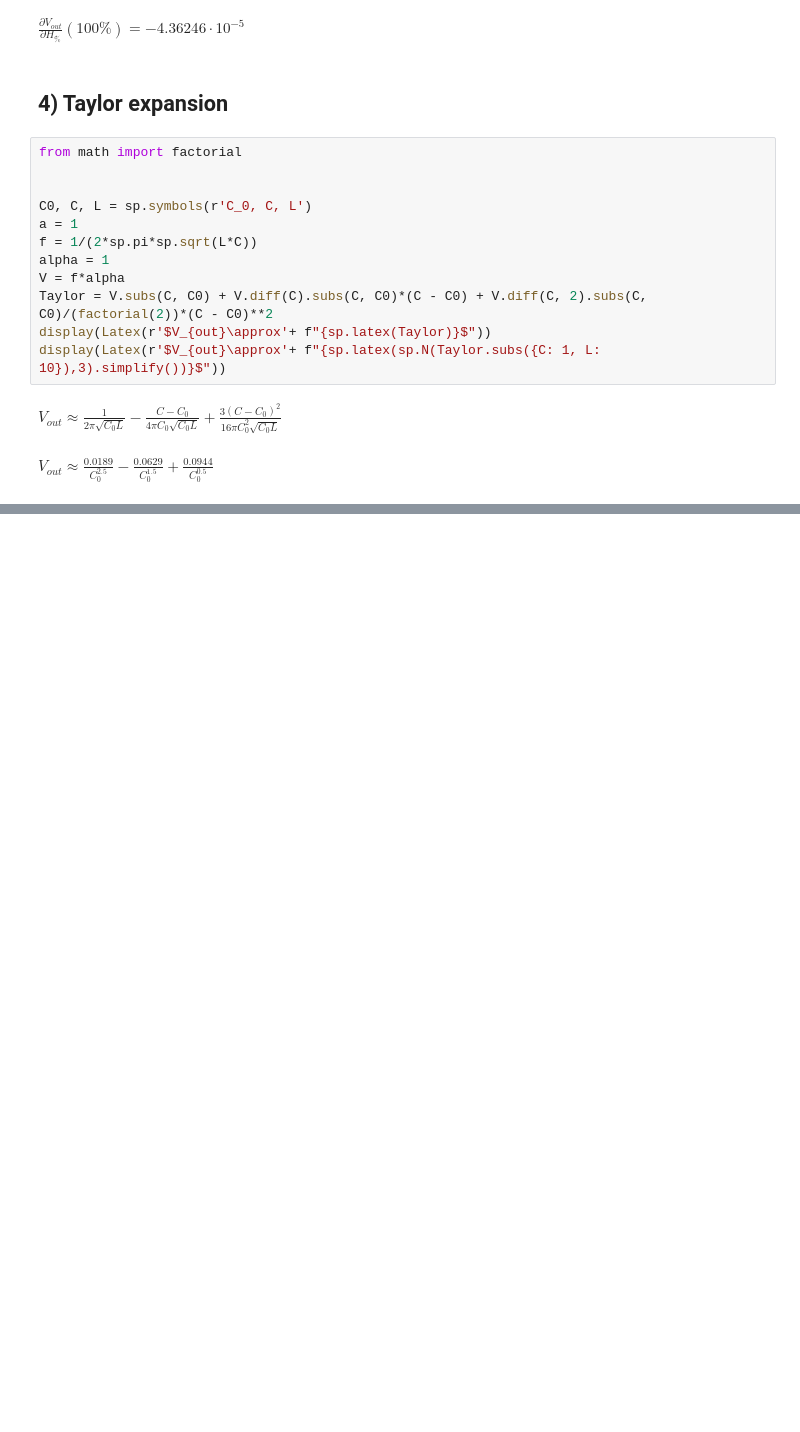
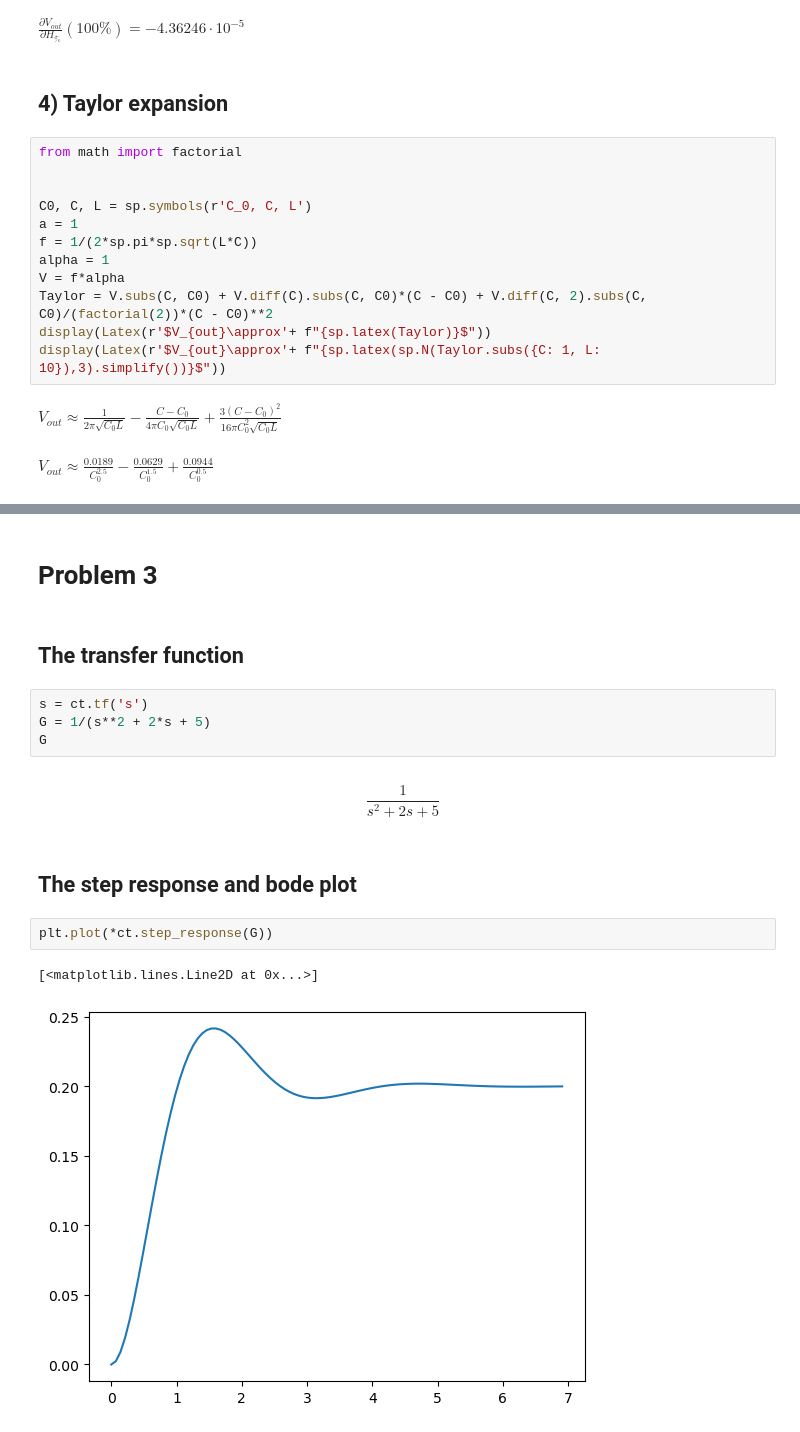
Before and after one commit to robotengineer123/ControlHomework, a Jupyter notebook: SensorHW/HW2/HW2.ipynb, the cells around one changed output, grey strips where cells are left out. Saved outputs shown, nothing was run; the diff lists cells and outputs as text; blank space fills up the shorter version.

```diff
--- a/SensorHW/HW2/HW2.ipynb
+++ b/SensorHW/HW2/HW2.ipynb
@@ -70,0 +95,17 @@ $V_{out}\approx\frac{0.0189}{C_{0}^{2.5}} - \frac{0.0629}{C_{0}^{1.5}} + \frac{0
+# %% [markdown]
+# Problem 3
+# %% [markdown]
+## The transfer function
+# %%
+s = ct.tf('s')
+G = 1/(s**2 + 2*s + 5)
+G
+# %% [output]
+$$\frac{1}{s^2 + 2 s + 5}$$
+# %% [markdown]
+## The step response and bode plot
+# %%
+plt.plot(*ct.step_response(G))
+# %% [output]
+[<matplotlib.lines.Line2D at 0x...>]
+[figure, added]
```
Also changed, not shown: parts of 10 cells of this notebook, 5 other files.
